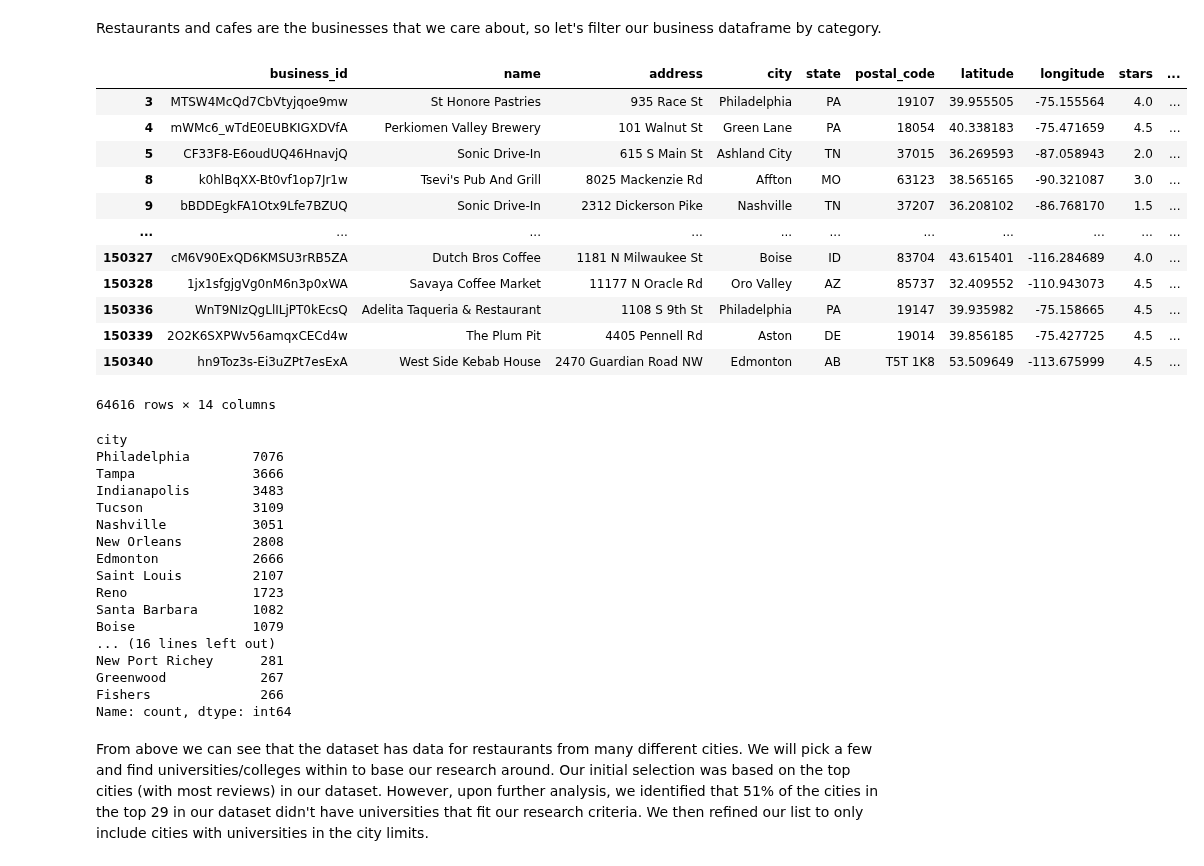
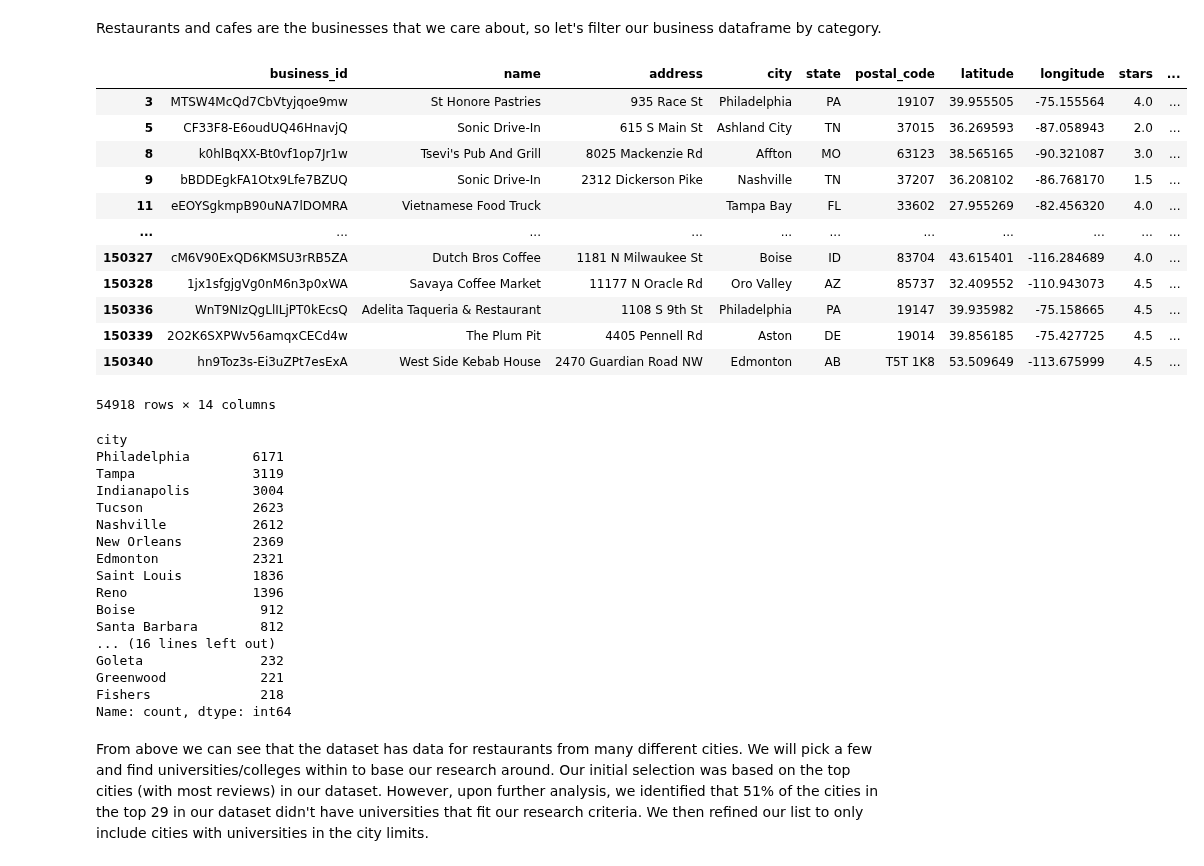
Before and after one commit to rabihzsiddiqui/Restaurant_Rating_Analysis, a Jupyter notebook: FinalProject_Group025_WI24.ipynb, the cells around one changed output. Saved outputs shown, nothing was run; the diff lists cells and outputs as text; code cells hidden in the pictures.

```diff
--- a/FinalProject_Group025_WI24.ipynb
+++ b/FinalProject_Group025_WI24.ipynb
@@ -83,42 +83,42 @@ def identify_restaurants(data, keywords):
         return any(keyword in category.lower() for keyword in keywords)
     return data[data['categories'].apply(check_categories)]
 # %%
-keywords = ['Restaurants', 'Food', 'Coffee & Tea']
+keywords = ['Restaurants', 'Coffee & Tea']
 business = identify_restaurants(business, keywords)
 business
 # %% [output]
 |  | business_id | name | address | city | state | postal_code | latitude | longitude | stars | ... |
 | 3 | MTSW4McQd7CbVtyjqoe9mw | St Honore Pastries | 935 Race St | Philadelphia | PA | 19107 | 39.955505 | -75.155564 | 4.0 | ... |
-| 4 | mWMc6_wTdE0EUBKIGXDVfA | Perkiomen Valley Brewery | 101 Walnut St | Green Lane | PA | 18054 | 40.338183 | -75.471659 | 4.5 | ... |
 | 5 | CF33F8-E6oudUQ46HnavjQ | Sonic Drive-In | 615 S Main St | Ashland City | TN | 37015 | 36.269593 | -87.058943 | 2.0 | ... |
 | 8 | k0hlBqXX-Bt0vf1op7Jr1w | Tsevi's Pub And Grill | 8025 Mackenzie Rd | Affton | MO | 63123 | 38.565165 | -90.321087 | 3.0 | ... |
 | 9 | bBDDEgkFA1Otx9Lfe7BZUQ | Sonic Drive-In | 2312 Dickerson Pike | Nashville | TN | 37207 | 36.208102 | -86.768170 | 1.5 | ... |
+| 11 | eEOYSgkmpB90uNA7lDOMRA | Vietnamese Food Truck |  | Tampa Bay | FL | 33602 | 27.955269 | -82.456320 | 4.0 | ... |
 | ... | ... | ... | ... | ... | ... | ... | ... | ... | ... | ... |
 | 150327 | cM6V90ExQD6KMSU3rRB5ZA | Dutch Bros Coffee | 1181 N Milwaukee St | Boise | ID | 83704 | 43.615401 | -116.284689 | 4.0 | ... |
 | 150328 | 1jx1sfgjgVg0nM6n3p0xWA | Savaya Coffee Market | 11177 N Oracle Rd | Oro Valley | AZ | 85737 | 32.409552 | -110.943073 | 4.5 | ... |
 | 150336 | WnT9NIzQgLlILjPT0kEcsQ | Adelita Taqueria & Restaurant | 1108 S 9th St | Philadelphia | PA | 19147 | 39.935982 | -75.158665 | 4.5 | ... |
 | 150339 | 2O2K6SXPWv56amqxCECd4w | The Plum Pit | 4405 Pennell Rd | Aston | DE | 19014 | 39.856185 | -75.427725 | 4.5 | ... |
 | 150340 | hn9Toz3s-Ei3uZPt7esExA | West Side Kebab House | 2470 Guardian Road NW | Edmonton | AB | T5T 1K8 | 53.509649 | -113.675999 | 4.5 | ... |
-64616 rows × 14 columns
+54918 rows × 14 columns
 # %%
 business['city'].value_counts()[:30]
 # %% [output]
 city
-Philadelphia        7076
-Tampa               3666
-Indianapolis        3483
-Tucson              3109
-Nashville           3051
-New Orleans         2808
-Edmonton            2666
-Saint Louis         2107
-Reno                1723
-Santa Barbara       1082
-Boise               1079
+Philadelphia        6171
+Tampa               3119
+Indianapolis        3004
+Tucson              2623
+Nashville           2612
+New Orleans         2369
+Edmonton            2321
+Saint Louis         1836
+Reno                1396
+Boise                912
+Santa Barbara        812
 ... (16 lines left out)
-New Port Richey      281
-Greenwood            267
-Fishers              266
+Goleta               232
+Greenwood            221
+Fishers              218
 Name: count, dtype: int64
 # %% [markdown]
 From above we can see that the dataset has data for restaurants from many different cities. We will pick a few and find universities/colleges within to base our research around. Our initial selection was based on the top cities (with most reviews) in our dataset. However, upon further analysis, we identified that 51% of the cities in the top 29 in our dataset didn't have universities that fit our research criteria. We then refined our list to only include cities with universities in the city limits.
```
Also changed, not shown: parts of 27 cells of this notebook.
